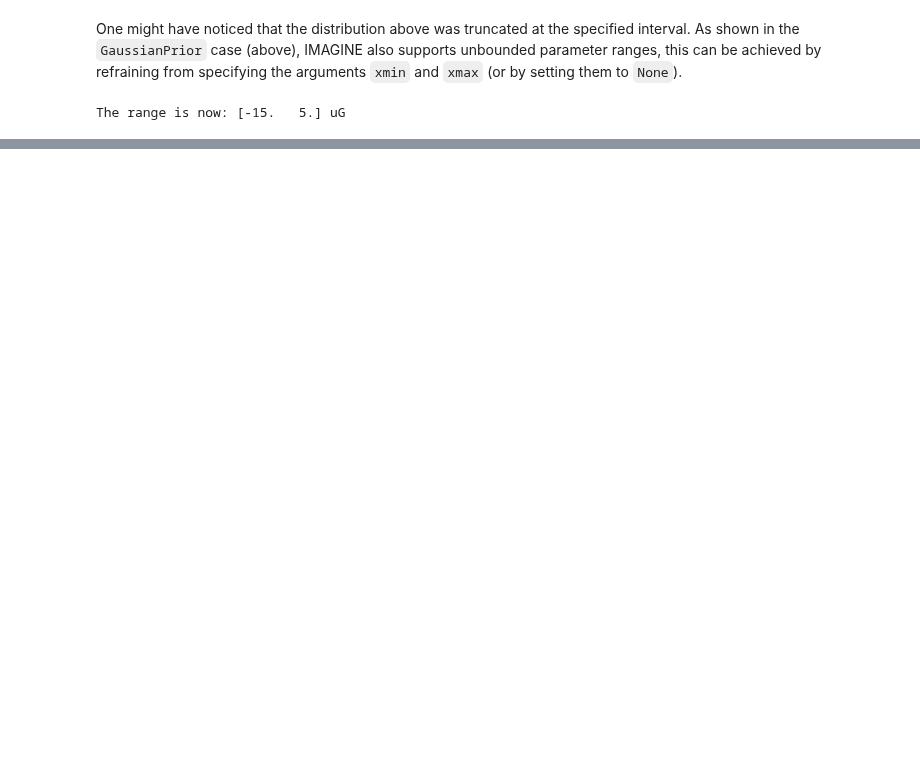
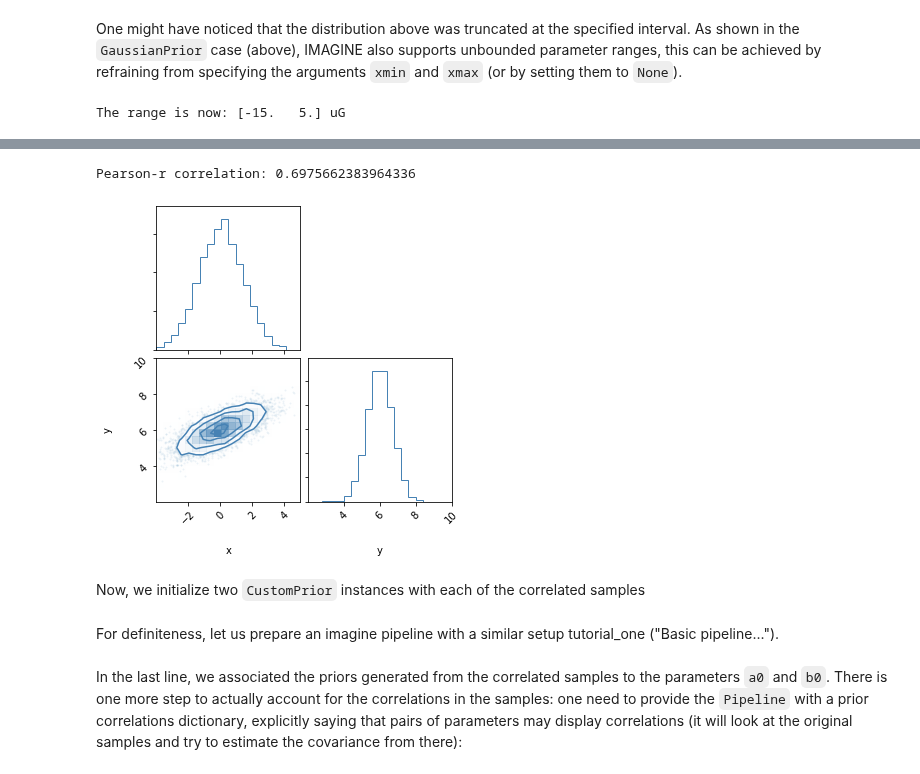
Before and after one commit to IMAGINE-Consortium/imagine, a Jupyter notebook: tutorials/tutorial_priors.ipynb, the cells around one changed output, grey strips where cells are left out. Saved outputs shown, nothing was run; the diff lists cells and outputs as text; code cells hidden in the pictures; blank space fills up the shorter version.

Commit message:
Adjustments to correlated priors and test in tutorial_priors The correlated priors still do no seem to work (see tutorial_priors).

```diff
--- a/tutorials/tutorial_priors.ipynb
+++ b/tutorials/tutorial_priors.ipynb
@@ -158,0 +164,17 @@ plt.xlabel(r'param$\,[\mu\rm G]$');
+# %%
+# Sets up the distribution object
+distr = scipy.stats.multivariate_normal(mean=[0, 6],
+                                        cov=[[2, 0.7],
+                                             [0.7, 0.5]]
+#                                         cov=[[2.0, 0.7],
+#                                              [0.7, 0.5]]
+                                       )
+# Computes the samples and plots them
+samples = distr.rvs(5000)
+corner.corner(samples, range=[[-4,5],[2,10]], color='steelblue', labels=['x','y']);
+print('Pearson-r correlation:', scipy.stats.pearsonr(samples[:,0], samples[:,1])[0])
+# %% [output]
+Pearson-r correlation: 0.6975662383964336
+[figure, added]
+# %% [markdown]
+Now, we initialize two `CustomPrior` instances with each of the correlated samples
@@ -158,0 +184,2 @@ plt.xlabel(r'param$\,[\mu\rm G]$');
+# %% [markdown]
+For definiteness, let us prepare an imagine pipeline with a similar setup tutorial_one ("Basic pipeline...").
@@ -158,0 +207,2 @@ plt.xlabel(r'param$\,[\mu\rm G]$');
+# %% [markdown]
+In the last line, we associated the priors generated from the correlated samples to the parameters `a0` and `b0`.  There is one more step to actually account for the correlations in the samples: one need to provide the `Pipeline` with a prior correlations dictionary, explicitly saying that pairs of parameters may display correlations (it will look at the original samples and try to estimate the covariance from there):
```
Also changed, not shown: parts of 16 cells of this notebook, 3 other files.
